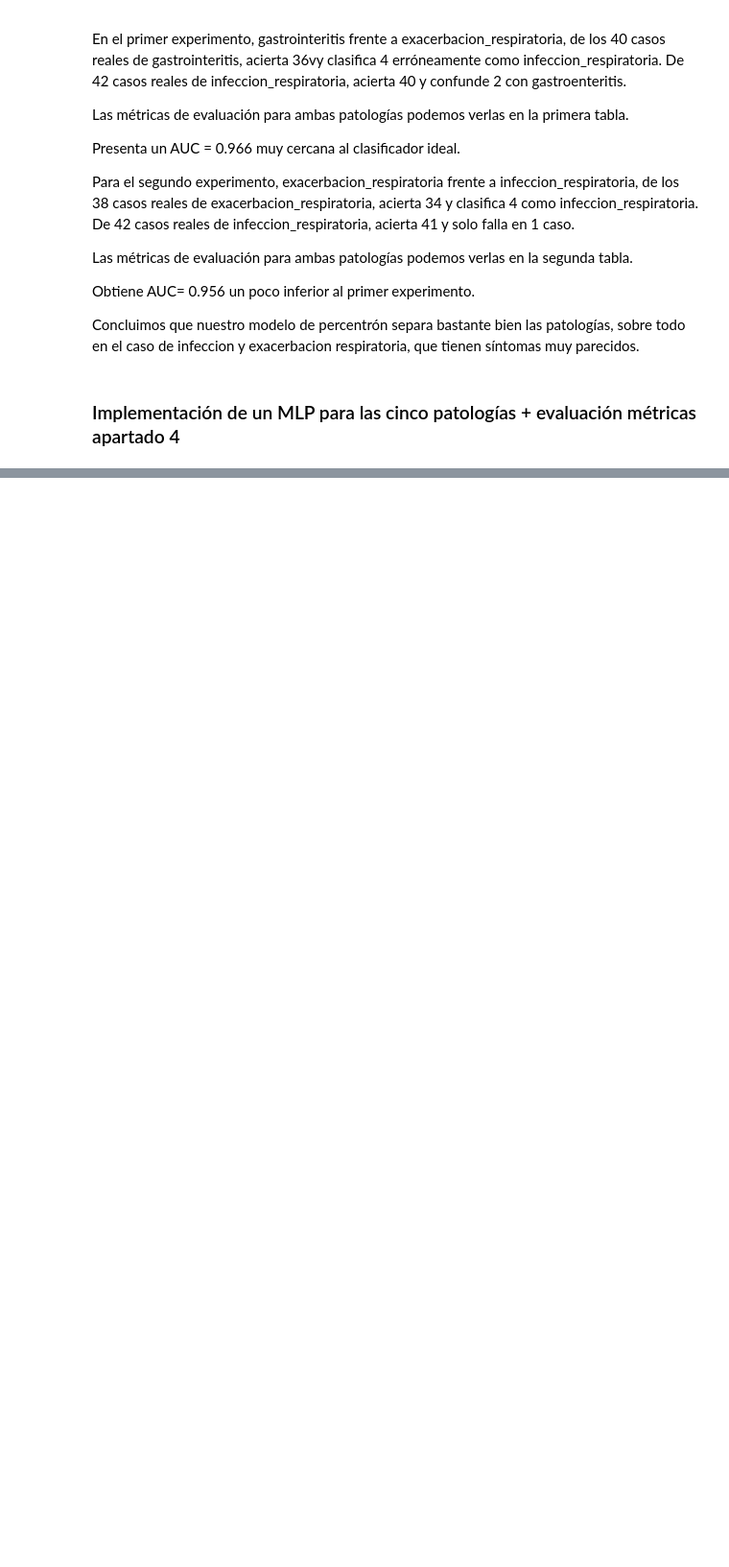
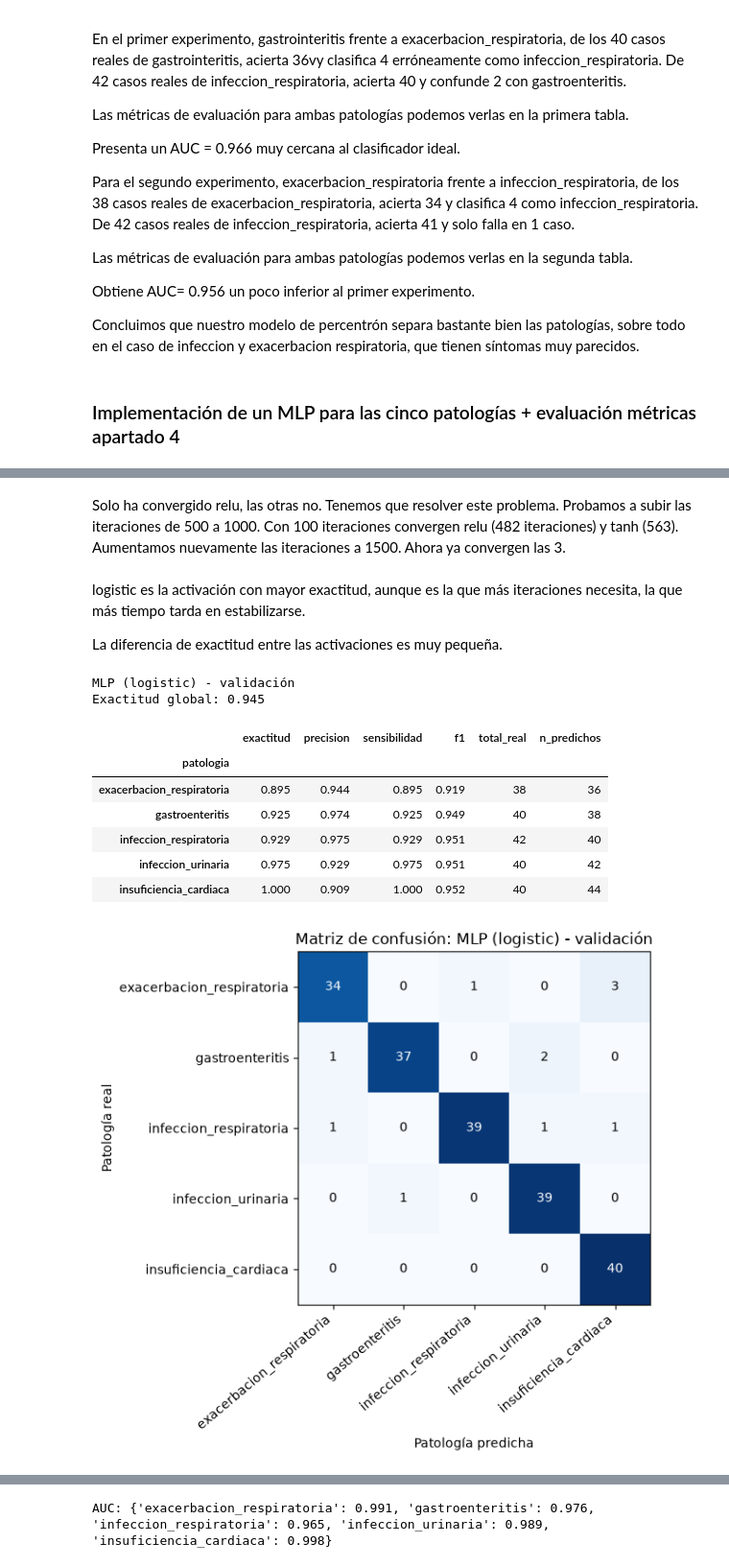
Before and after one commit to angelaNavarro11/sist-apoyo-decision-clinica, a Jupyter notebook: notebooks/Practica3-Resultados.ipynb, the cells around one changed output, grey strips where cells are left out. Shown at 96% size. Saved outputs shown, nothing was run; the diff lists cells and outputs as text; code cells hidden in the pictures; blank space fills up the shorter version.

Commit message:
implementacion de MLP + comparacion de activaciones + evaluacion (#10)

```diff
--- a/notebooks/Practica3-Resultados.ipynb
+++ b/notebooks/Practica3-Resultados.ipynb
@@ -607,3 +607,7 @@ Obtiene AUC= 0.956 un poco inferior al primer experimento.
 Concluimos que nuestro modelo de percentrón separa bastante bien las patologías, sobre todo en el caso de infeccion y exacerbacion respiratoria, que tienen síntomas muy parecidos.
 # %% [markdown]
 ### Implementación de un MLP para las cinco patologías + evaluación métricas apartado 4
+# %%
+#ESTABLECEMOS UN ORDEN (alfabético)
+ORDEN = sorted(y.unique())
+print(ORDEN)
@@ -632,0 +634,26 @@ for act in ["relu", "tanh", "logistic"]:
+# %%
+modelos = {}
+filas = []
+
+for activacion in ["relu", "tanh", "logistic"]: #hacemos un bucle para no repetir el codigo para cada activacion
+    modelo = entrenar_MLP(activacion)
+    modelos[activacion] = modelo                        # guardamos el modelo entrenado en el diccionario modelos
+
+    mlp = modelo[-1]                             # seleccionamos el MLPClassifier dentro del pipeline
+    prediccion = modelo.predict(X_validacion)
+
+    # reordenamos la estimación de la probabilidad segun ORDEN (definido anteriormente)
+    probabilidad = pd.DataFrame(modelo.predict_proba(X_validacion),
+                         columns=modelo.classes_)[ORDEN].values
+
+    matriz_conf = matriz_confusion(y_validacion, prediccion, ORDEN)
+
+    filas.append({"activacion": activacion,
+                  "iteraciones": mlp.n_iter_,
+                  "converge": mlp.n_iter_ < mlp.max_iter,        # comprobamos si converge. True si converge, False si no (dentro de nuestras iteraciones fijadas)
+                  "exactitud": resumen_global(y_validacion, prediccion)["exactitud_global"],
+
+                  })
+
+tabla_activaciones = pd.DataFrame(filas).set_index("activacion")
+tabla_activaciones.round(3)
@@ -632,0 +666,29 @@ for act in ["relu", "tanh", "logistic"]:
+# %% [markdown]
+Solo ha convergido relu, las otras no. Tenemos que resolver este problema.
+Probamos a subir las iteraciones de 500 a 1000. Con 100 iteraciones convergen relu (482 iteraciones) y tanh (563). Aumentamos nuevamente las iteraciones a 1500. Ahora ya convergen las 3.
+# %% [markdown]
+logistic es la activación con mayor exactitud, aunque es la que más iteraciones necesita, la que más tiempo tarda en estabilizarse.
+
+La diferencia de exactitud entre las activaciones es muy pequeña.
+# %%
+#Evaluamos con las métricas del apartado 4 las 5 patologías, aplicando la mejor activación.
+
+mejor_activacion = "logistic"                        #elegimos la activación con mayor exactitud
+mejor_modelo = modelos[mejor_activacion]
+
+probabilidad_valida = pd.DataFrame(mejor_modelo.predict_proba(X_validacion),
+                        columns=mejor_modelo.classes_)[ORDEN].values   # columnas en el orden de ORDEN
+
+resultado_mlp = evaluar(y_validacion, mejor_modelo.predict(X_validacion), ORDEN,
+                  f"MLP ({mejor_activacion})", "validación", scores=probabilidad_valida)
+# %% [output]
+MLP (logistic) - validación
+Exactitud global: 0.945
+|  | exactitud | precision | sensibilidad | f1 | total_real | n_predichos |
+| patologia |  |  |  |  |  |  |
+| exacerbacion_respiratoria | 0.895 | 0.944 | 0.895 | 0.919 | 38 | 36 |
+| gastroenteritis | 0.925 | 0.974 | 0.925 | 0.949 | 40 | 38 |
+| infeccion_respiratoria | 0.929 | 0.975 | 0.929 | 0.951 | 42 | 40 |
+| infeccion_urinaria | 0.975 | 0.929 | 0.975 | 0.951 | 40 | 42 |
+| insuficiencia_cardiaca | 1.000 | 0.909 | 1.000 | 0.952 | 40 | 44 |
+[figure, added]
@@ -632,0 +696 @@ for act in ["relu", "tanh", "logistic"]:
+AUC: {'exacerbacion_respiratoria': 0.991, 'gastroenteritis': 0.976, 'infeccion_respiratoria': 0.965, 'infeccion_urinaria': 0.989, 'insuficiencia_cardiaca': 0.998}
```
Also changed, not shown: parts of 5 cells of this notebook.
